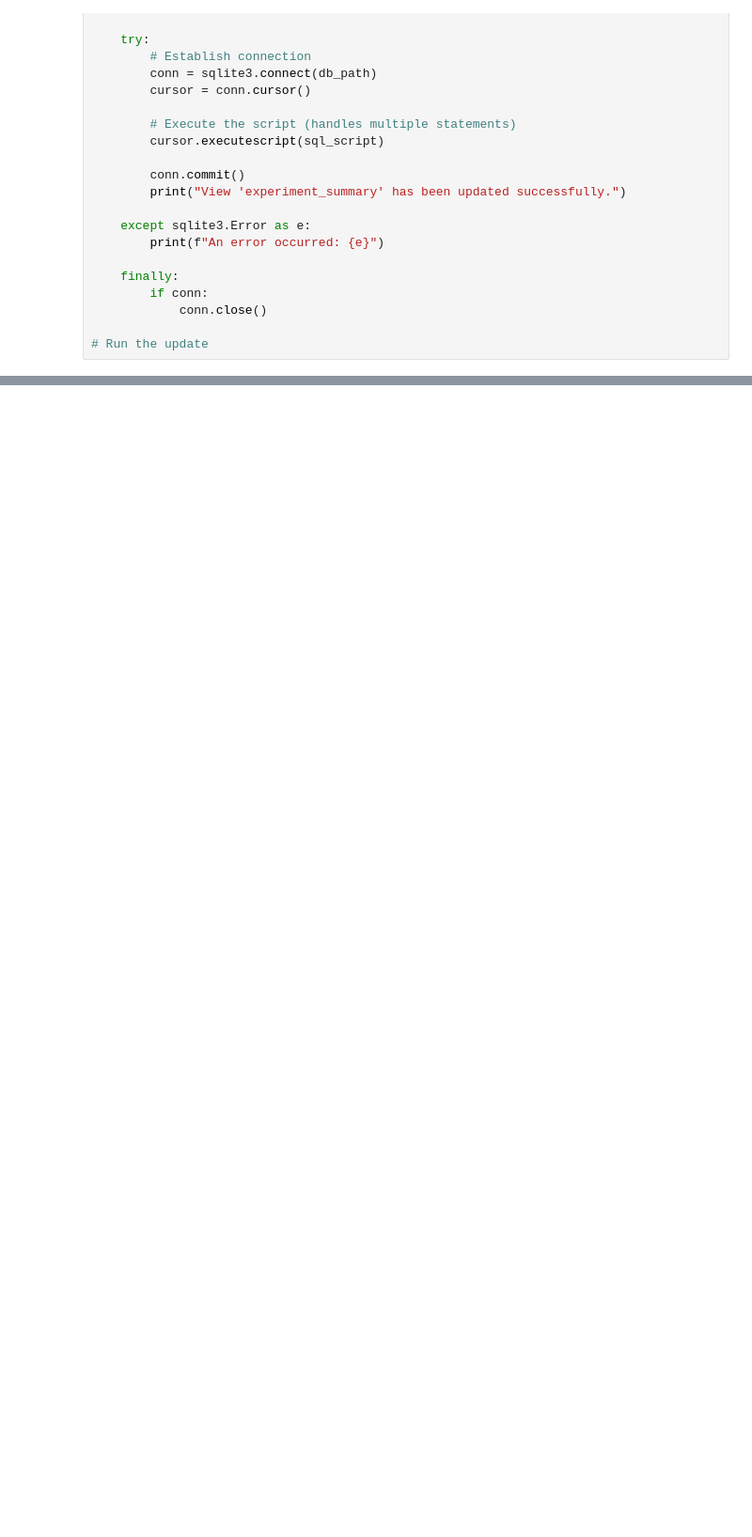
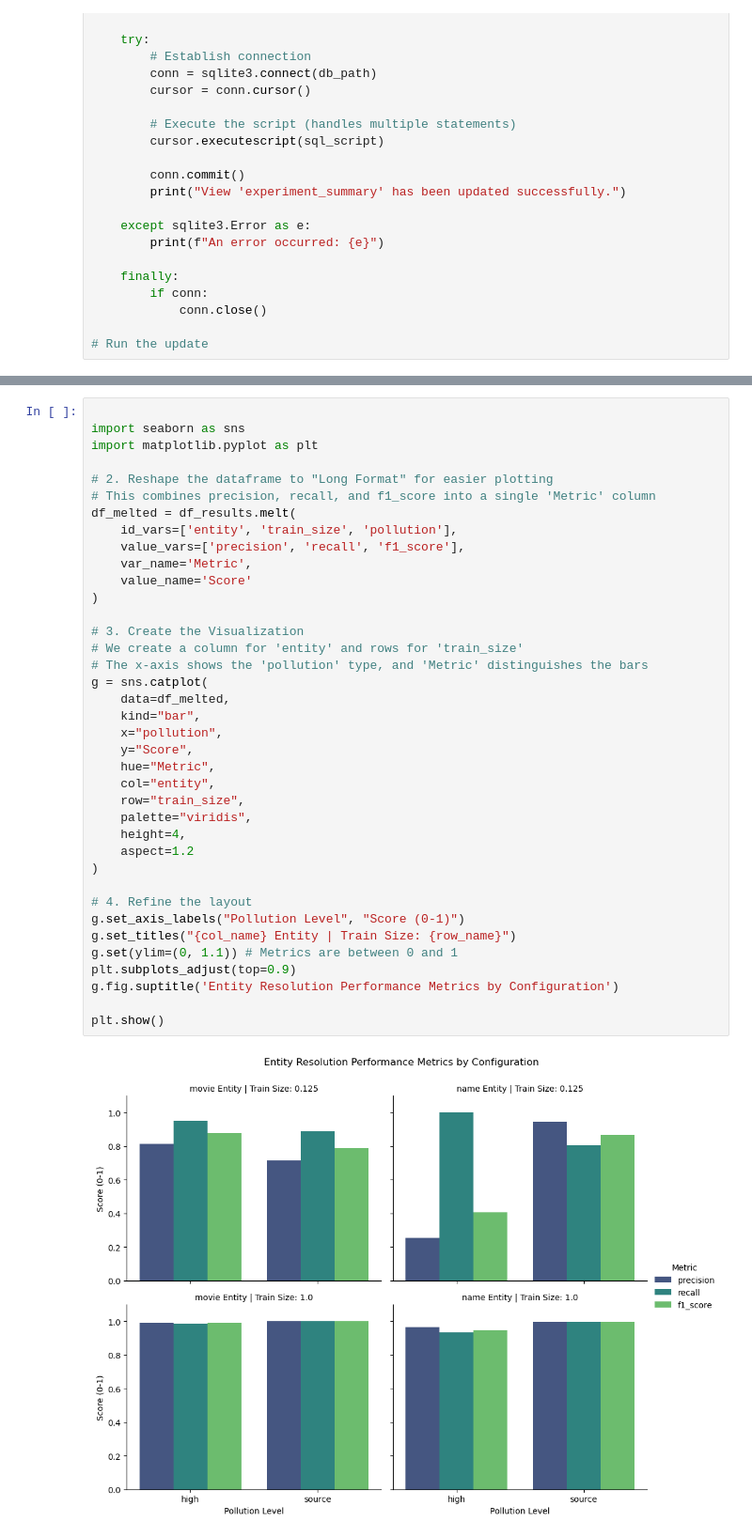
Before and after one commit to oskar-ong/deepcem, a Jupyter notebook: notebooks/results_analysis_imdb.ipynb, the cells around one changed output, grey strips where cells are left out. Shown at 94% size. Drawn from its saved outputs; the diff is of its cells as text; blank space fills up the shorter version.

```diff
--- a/notebooks/results_analysis_imdb.ipynb
+++ b/notebooks/results_analysis_imdb.ipynb
@@ -109,3 +168,43 @@ Successfully retrieved data for 8 runs.
+# %%
+
+import seaborn as sns
+import matplotlib.pyplot as plt
+
+# 2. Reshape the dataframe to "Long Format" for easier plotting
+# This combines precision, recall, and f1_score into a single 'Metric' column
+df_melted = df_results.melt(
+    id_vars=['entity', 'train_size', 'pollution'],
+    value_vars=['precision', 'recall', 'f1_score'],
+    var_name='Metric',
+    value_name='Score'
+)
+
+# 3. Create the Visualization
+# We create a column for 'entity' and rows for 'train_size'
+# The x-axis shows the 'pollution' type, and 'Metric' distinguishes the bars
+g = sns.catplot(
+    data=df_melted,
+    kind="bar",
+    x="pollution",
+    y="Score",
+    hue="Metric",
+    col="entity",
+    row="train_size",
+    palette="viridis",
+    height=4,
+    aspect=1.2
+)
+
+# 4. Refine the layout
+g.set_axis_labels("Pollution Level", "Score (0-1)")
+g.set_titles("{col_name} Entity | Train Size: {row_name}")
+g.set(ylim=(0, 1.1)) # Metrics are between 0 and 1
+plt.subplots_adjust(top=0.9)
+g.fig.suptitle('Entity Resolution Performance Metrics by Configuration')
+
+plt.show()
+# %% [output]
+[figure, added]
 # %%
 import sqlite3
 import pandas as pd
```
Also changed, not shown: parts of 5 cells of this notebook, 1 other file.
